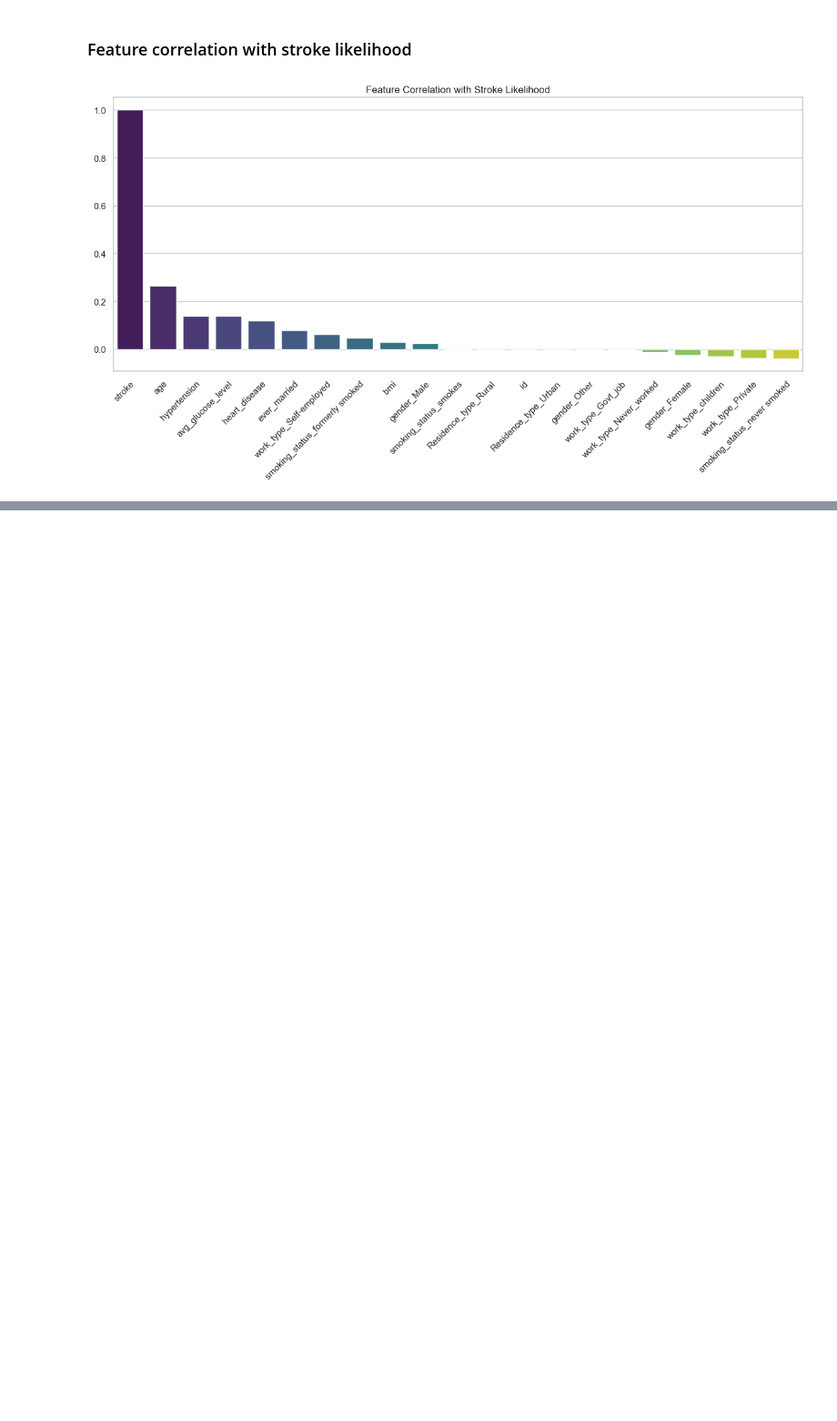
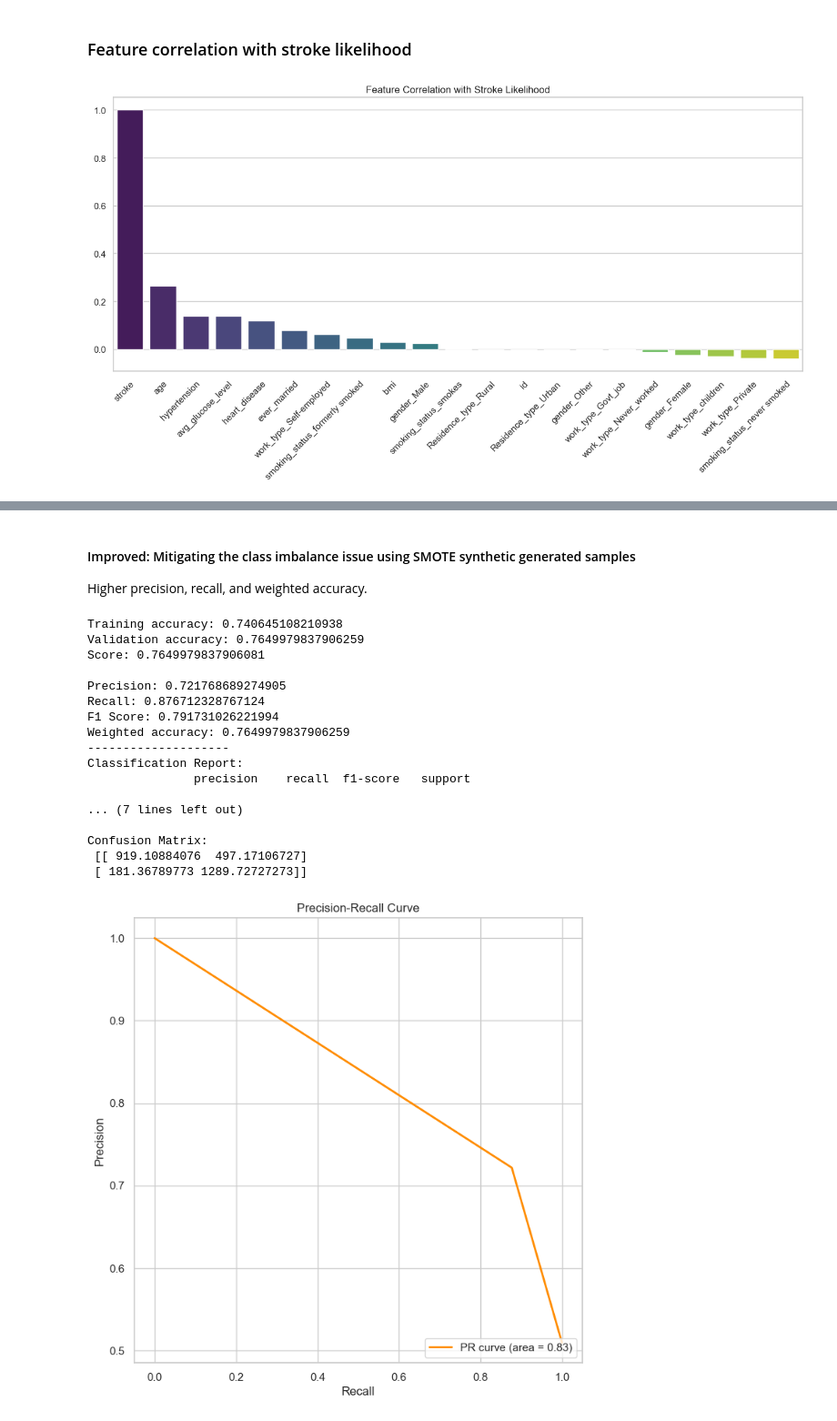
Before and after one commit to briannlin/184a_stroke_prediction, a Jupyter notebook: stroke_prediction.ipynb, the cells around one changed output, grey strips where cells are left out. Shown: that part at 91% size. Cells and saved outputs as stored; diff of their text form; code cells hidden in the pictures; blank space fills up the shorter version.

```diff
--- a/stroke_prediction.ipynb
+++ b/stroke_prediction.ipynb
@@ -271,0 +274,12 @@ print(df.head())
+# %%
+from imblearn.over_sampling import SMOTE
+
+def smote_sample(X_tr, y_tr):
+    sm = SMOTE(random_state=seed)
+
+    # Synethetic sampling - balancing the minority class with the majority class by generating extra synthetic samples for training
+    X_res, y_res = sm.fit_resample(X_tr, y_tr)
+    return X_res, y_res
+
+X_res, y_res = smote_sample(X_tr, y_tr)
+print(f"SMOTE synethetically sampled data - X.shape: {X_res.shape}, y.shape: {y_res.shape}")
@@ -275,0 +381,27 @@ len(X_tr), len(y_tr), len(w_tr), len(X_te), len(y_te), len(w_te)
+# %% [markdown]
+#### Improved: Mitigating the class imbalance issue using SMOTE synthetic generated samples
+Higher precision, recall, and weighted accuracy.
+# %%
+# Fitting the model using the synthetic samples
+X_res, y_res = smote_sample(X_tr, y_tr)
+
+do_logistic_regression(X_res, y_res, X_te, y_te, w_te)
+# %% [output]
+Training accuracy: 0.740645108210938
+Validation accuracy: 0.7649979837906259
+Score: 0.7649979837906081
+
+Precision: 0.721768689274905
+Recall: 0.876712328767124
+F1 Score: 0.791731026221994
+Weighted accuracy: 0.7649979837906259
+--------------------
+Classification Report:
+               precision    recall  f1-score   support
+
+... (7 lines left out)
+
+Confusion Matrix:
+ [[ 919.10884076  497.17106727]
+ [ 181.36789773 1289.72727273]]
+[figure, added]
```
Also changed, not shown: parts of 13 cells of this notebook.
